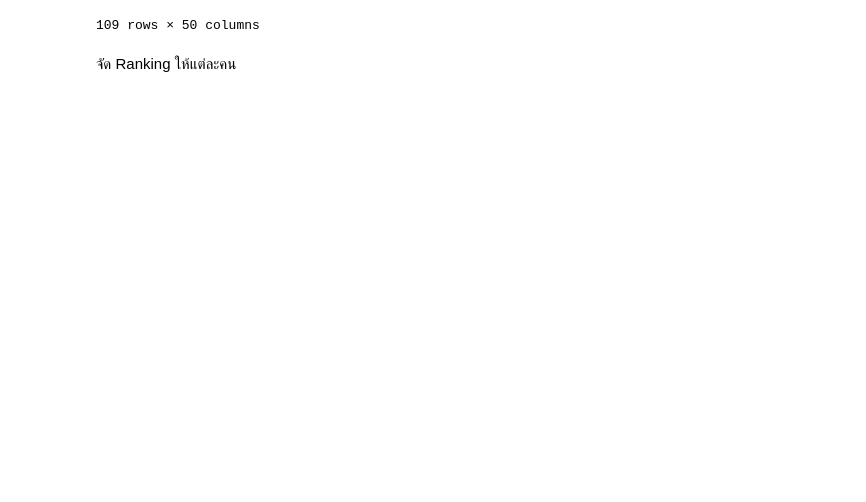
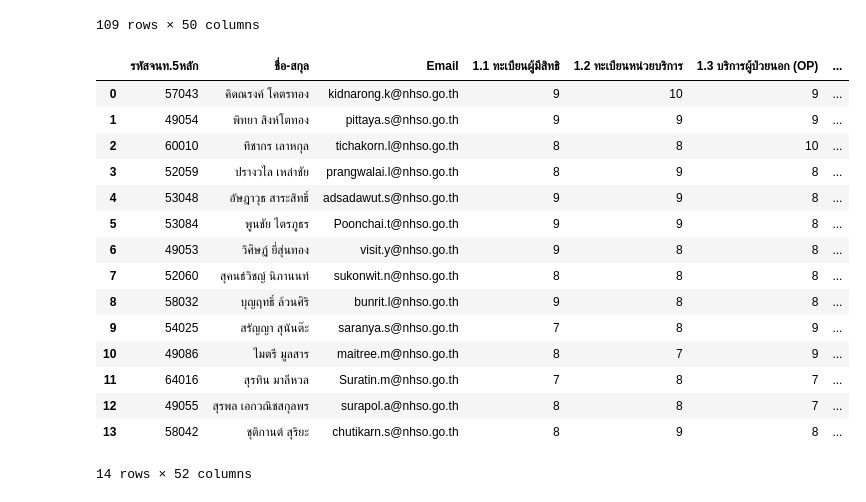
Before and after one commit to nhso/Team-Clustering, a Jupyter notebook: C4 clustering.ipynb, the cells around one changed output. Cells and saved outputs as stored; diff of their text form; code cells hidden in the pictures; blank space fills up the shorter version.

```diff
--- a/C4 clustering.ipynb
+++ b/C4 clustering.ipynb
@@ -50,9 +22,9 @@ data_only_DDS
 10 rows × 50 columns
 # %%
 merged = pd.merge(data, data_only_DDS, how='left', indicator=True)
-data_without_DDS = merged[merged['_merge'] == 'left_only']
-data_without_DDS = data_without_DDS.drop('_merge', axis=1)
-data_without_DDS
+data_no_DDS = merged[merged['_merge'] == 'left_only']
+data_no_DDS = data_no_DDS.drop('_merge', axis=1)
+data_no_DDS
 # %% [output]
 |  | รหัสจนท.5หลัก | ชื่อ-สกุล | Email | 1.1 ทะเบียนผู้มีสิทธิ | 1.2 ทะเบียนหน่วยบริการ | 1.3 บริการผู้ป่วยนอก (OP) | ... |
 | 5 | 62004 | ศรีสมภพ กองสุข | srisompop.k@nhso.go.th | 4 | 7 | 7 | ... |
@@ -67,5 +39,37 @@ data_without_DDS
 | 117 | 60010 | ทิชากร เลาหกุล | tichakorn.l@nhso.go.th | 8 | 8 | 10 | ... |
 | 118 | 54013 | อิสรีย์ สีตลพฤกษ์ | isaree.s@nhso.go.th | 4 | 4 | 4 | ... |
 109 rows × 50 columns
-# %% [markdown]
-จัด Ranking ให้แต่ละคน
+# %%
+columns = ['1.1 ทะเบียนผู้มีสิทธิ', '1.2 ทะเบียนหน่วยบริการ', '1.3 บริการผู้ป่วยนอก (OP)', '1.4 บริการผู้ป่วยใน (IP)', '1.5 บริการสร้างเสริมสุขภาพและป้องกันโรค (PP)', '1.6 บริการอื่นๆ ที่เป็นลักษณะของการจัดการโรคเฉพาะ (DMIS)', '1.7 บริการฟื้นฟูสมรรถภาพฯ (Rehabilitation)', '1.8 งานบริการประชาชนและคุ้มครองสิทธิ', '1.9 การจัดสรรงบเหมาจ่ายรายหัว (Capitation)', '1.10 การเบิกจ่ายชดเชยค่าบริการ (Claims)', '1.11 การตรวจสอบการจ่ายชดเชย (Audit)', '1.12 ตัวชี้วัดตามเกณฑ์คุณภาพและผลงานบริการปฐมภูมิ', '1.13 บริการควบคุม ป้องกัน และรักษาโรคเรื้อรัง', '1.14 ตัวชี้วัดบริการสุขภาพ สปสช. (NHSO Health Service Indicator)', '1.15 รหัสมาตรฐานต่างๆที่เกี่ยวข้อง']
+
+Spec1_m = data_no_DDS[columns]
+
+data_no_DDS['Mean1'] = Spec1_m.mean(axis=1)
+
+data_no_DDS['Rank1'] = data_no_DDS['Mean1'].rank(ascending=False)
+
+data_no_DDS.sort_values(by='Rank1', inplace=True)
+data_no_DDS.reset_index(drop=True, inplace=True)
+
+Spec1 = data_no_DDS.iloc[:14, :]
+
+data_no_DDS_Spec1 = data_no_DDS.iloc[14:, :]
+
+Spec1
+# %% [output]
+|  | รหัสจนท.5หลัก | ชื่อ-สกุล | Email | 1.1 ทะเบียนผู้มีสิทธิ | 1.2 ทะเบียนหน่วยบริการ | 1.3 บริการผู้ป่วยนอก (OP) | ... |
+| 0 | 57043 | คิดณรงค์ โคตรทอง | kidnarong.k@nhso.go.th | 9 | 10 | 9 | ... |
+| 1 | 49054 | พิทยา สิงห์โตทอง | pittaya.s@nhso.go.th | 9 | 9 | 9 | ... |
+| 2 | 60010 | ทิชากร เลาหกุล | tichakorn.l@nhso.go.th | 8 | 8 | 10 | ... |
+| 3 | 52059 | ปรางวไล เหล่าชัย | prangwalai.l@nhso.go.th | 8 | 9 | 8 | ... |
+| 4 | 53048 | อัษฎาวุธ สาระสิทธิ์ | adsadawut.s@nhso.go.th | 9 | 9 | 8 | ... |
+| 5 | 53084 | พูนชัย ไตรภูธร | Poonchai.t@nhso.go.th | 9 | 9 | 8 | ... |
+| 6 | 49053 | วิศิษฏ์ ยี่สุ่นทอง | visit.y@nhso.go.th | 9 | 8 | 8 | ... |
+| 7 | 52060 | สุคนธ์วิชญ์ นิภานนท์ | sukonwit.n@nhso.go.th | 8 | 8 | 8 | ... |
+| 8 | 58032 | บุญฤทธิ์ ล้วนศิริ | bunrit.l@nhso.go.th | 9 | 8 | 8 | ... |
+| 9 | 54025 | สรัญญา สุนันต๊ะ | saranya.s@nhso.go.th | 7 | 8 | 9 | ... |
+| 10 | 49086 | ไมตรี มูลสาร | maitree.m@nhso.go.th | 8 | 7 | 9 | ... |
+| 11 | 64016 | สุรทิน มาลีหวล | Suratin.m@nhso.go.th | 7 | 8 | 7 | ... |
+| 12 | 49055 | สุรพล เอกวณิชสกุลพร | surapol.a@nhso.go.th | 8 | 8 | 7 | ... |
+| 13 | 58042 | ชุติกานต์ สุริยะ | chutikarn.s@nhso.go.th | 8 | 9 | 8 | ... |
+14 rows × 52 columns
```
Also changed, not shown: parts of 11 cells of this notebook.
